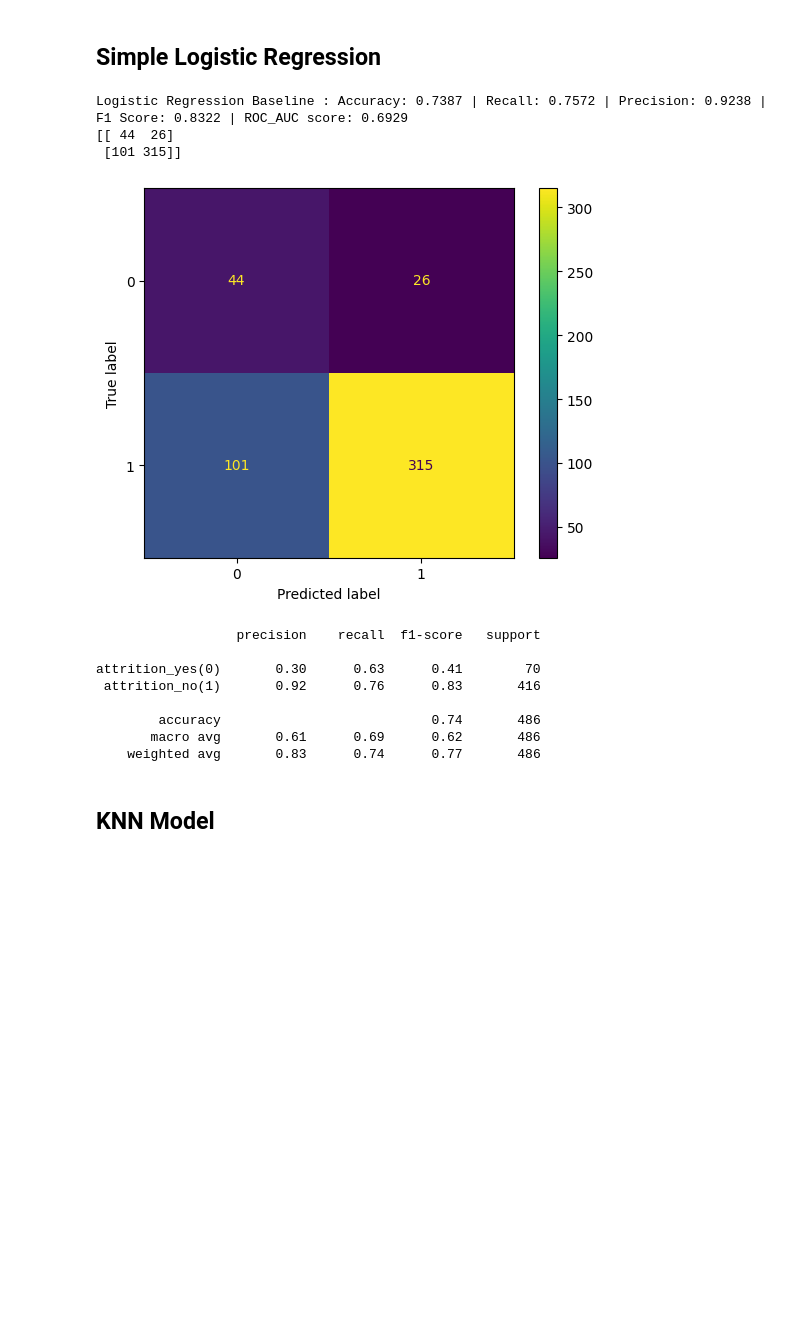
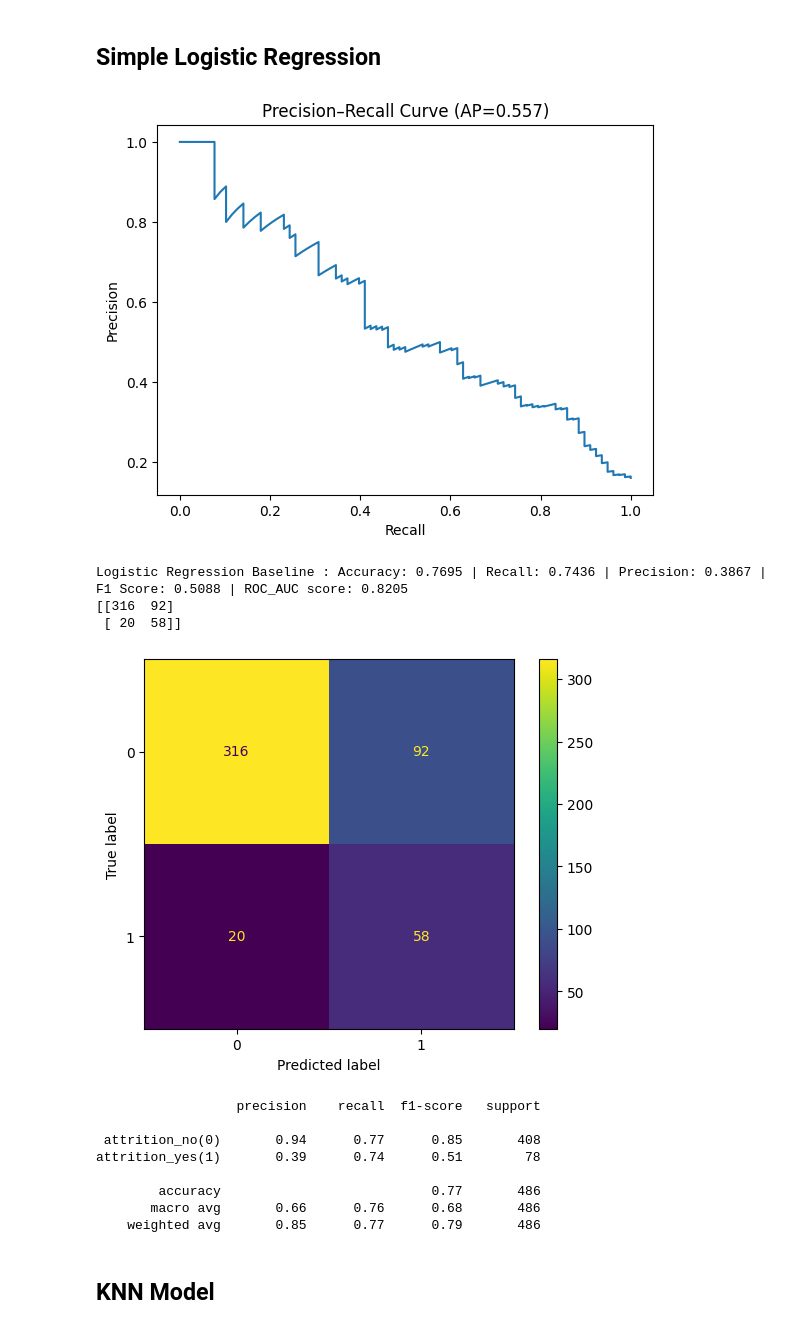
Before and after one commit to remiljw/Capstone-Employee-Churn, a Jupyter notebook: models/baseline.ipynb, the cells around one changed output. Saved outputs shown, nothing was run; the diff lists cells and outputs as text; code cells hidden in the pictures; blank space fills up the shorter version.

```diff
--- a/models/baseline.ipynb
+++ b/models/baseline.ipynb
@@ -121,30 +172,32 @@ def CMDisplay(y_test, y_pred):
 # %%
 
 lr_baseline = LogisticRegression(random_state=42, class_weight='balanced')
 lr_baseline.fit(X_train_scaled, y_train)
 
 y_pred_lr = lr_baseline.predict(X_test_scaled)
 accuracy_lr = accuracy_score(y_test, y_pred_lr)
 rec_lr = recall_score(y_test, y_pred_lr)
 prec_lr = precision_score(y_test, y_pred_lr)
 f1_score_lr = f1_score(y_test, y_pred_lr)
-roc_auc_score_lr = roc_auc_score(y_test, y_pred_lr)
+
+roc_auc_score_lr = compute_pr_auc(lr_baseline, X_test_scaled, y_test)
 
 print(f"Logistic Regression Baseline : Accuracy: {accuracy_lr:.4f} | Recall: {rec_lr:.4f} | Precision: {prec_lr:.4f} | F1 Score: {f1_score_lr:.4f} | ROC_AUC score: {roc_auc_score_lr:.4f}")
 CMDisplay(y_test, y_pred_lr)
 # %% [output]
+[figure, new version]
-Logistic Regression Baseline : Accuracy: 0.7387 | Recall: 0.7572 | Precision: 0.9238 | F1 Score: 0.8322 | ROC_AUC score: 0.6929
-[[ 44  26]
- [101 315]]
+Logistic Regression Baseline : Accuracy: 0.7695 | Recall: 0.7436 | Precision: 0.3867 | F1 Score: 0.5088 | ROC_AUC score: 0.8205
+[[316  92]
+ [ 20  58]]
-[figure, old version]
+[figure, added]
                   precision    recall  f1-score   support
 
-attrition_yes(0)       0.30      0.63      0.41        70
- attrition_no(1)       0.92      0.76      0.83       416
+ attrition_no(0)       0.94      0.77      0.85       408
+attrition_yes(1)       0.39      0.74      0.51        78
 
-        accuracy                           0.74       486
-       macro avg       0.61      0.69      0.62       486
-    weighted avg       0.83      0.74      0.77       486
+        accuracy                           0.77       486
+       macro avg       0.66      0.76      0.68       486
+    weighted avg       0.85      0.77      0.79       486
 # %% [markdown]
 ## KNN Model
 # %%
```
Also changed, not shown: parts of 24 cells of this notebook.
